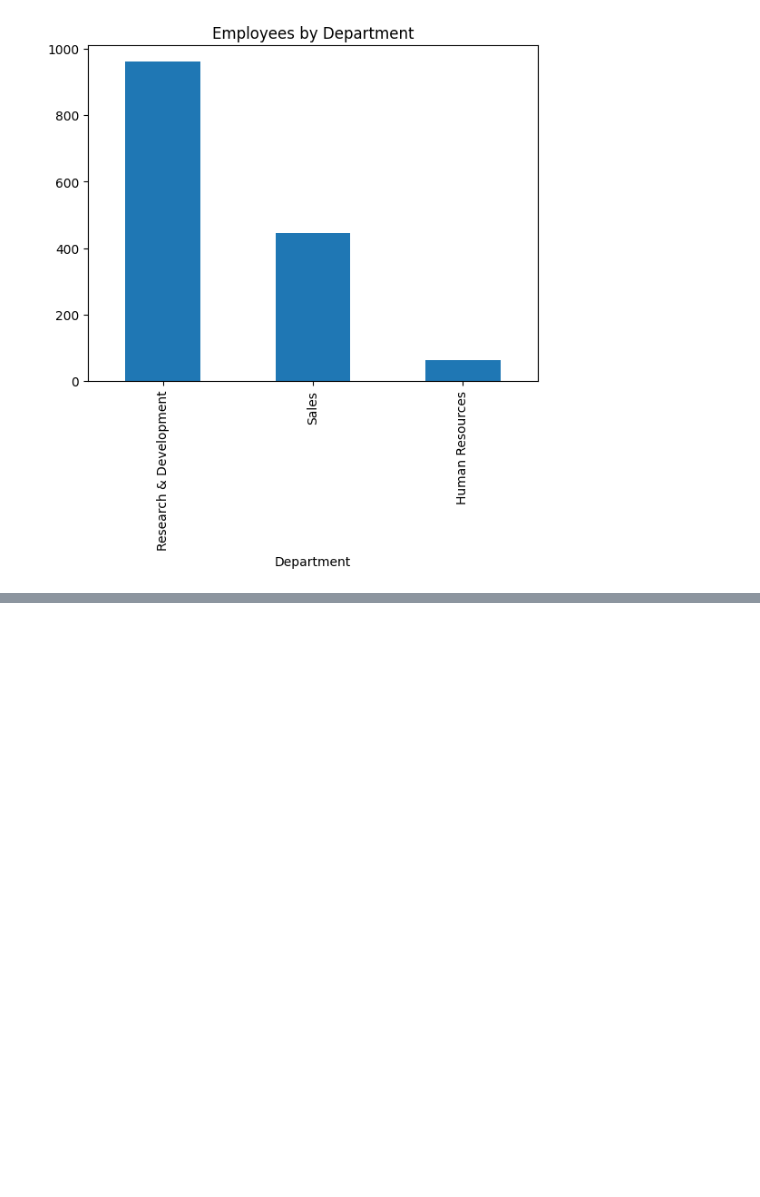
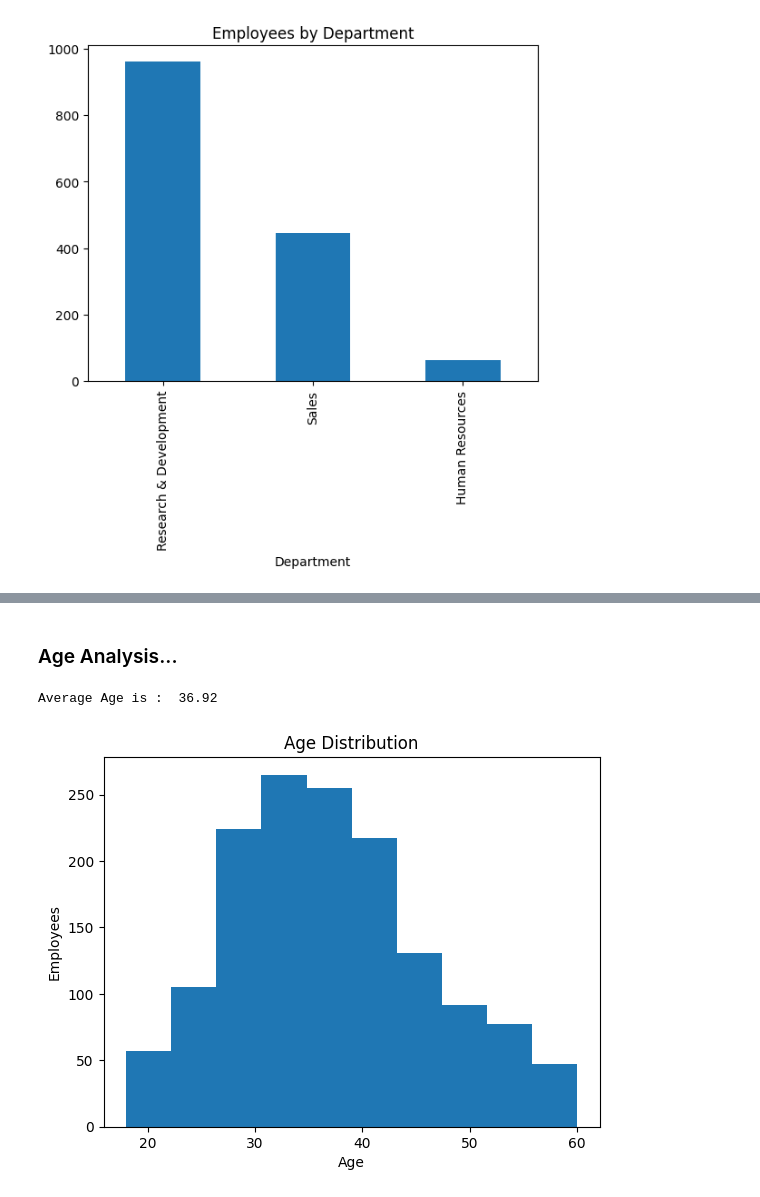
Before and after one commit to Manavitaliya/HR-Analytics-Dashboard, a Jupyter notebook: Data/sssss.ipynb, the cells around one changed output, grey strips where cells are left out. Drawn from its saved outputs; the diff is of its cells as text; code cells hidden in the pictures; blank space fills up the shorter version.

```diff
--- a/Data/sssss.ipynb
+++ b/Data/sssss.ipynb
@@ -206,0 +253,22 @@ plt.show()
+# %% [markdown]
+### Age Analysis...
+# %%
+print(
+    "Average Age is : ", round(df["Age"].mean(),2)
+)
+# %% [output]
+Average Age is :  36.92
+# %%
+plt.hist(
+    df["Age"],
+    bins=10
+)
+
+plt.title("Age Distribution")
+
+plt.xlabel("Age")
+plt.ylabel("Employees")
+
+plt.show()
+# %% [output]
+[figure, added]
```
Also changed, not shown: parts of 20 cells of this notebook, 1 other file.
